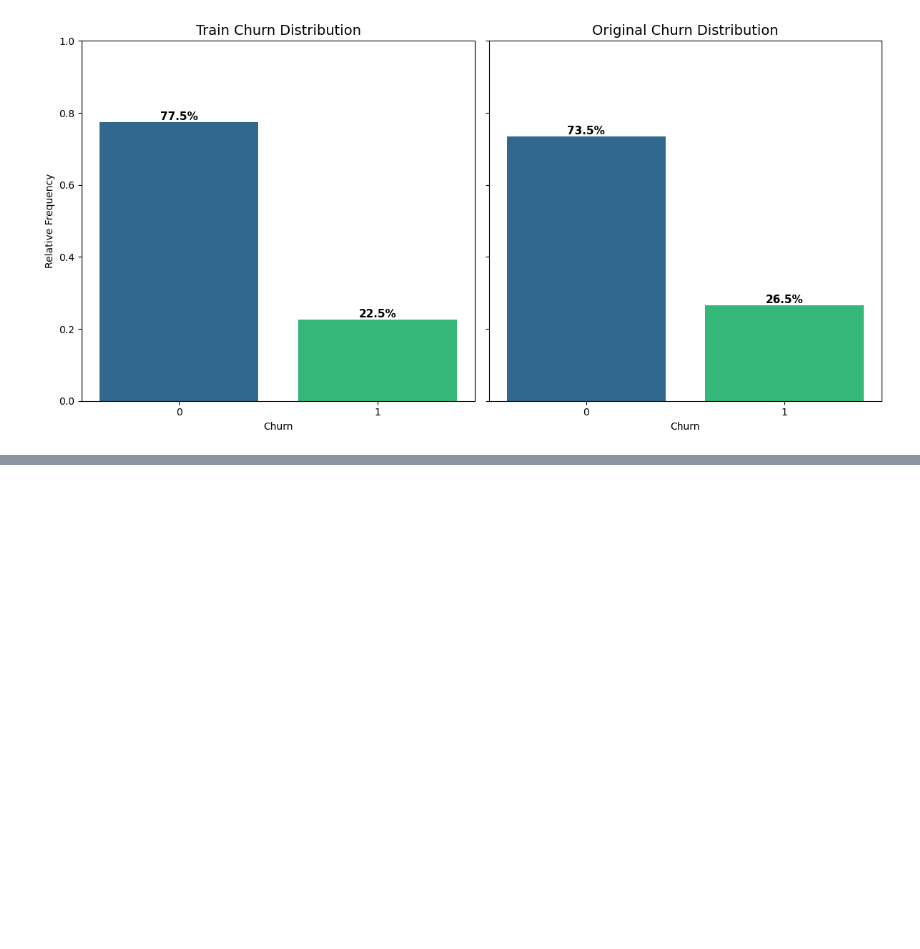
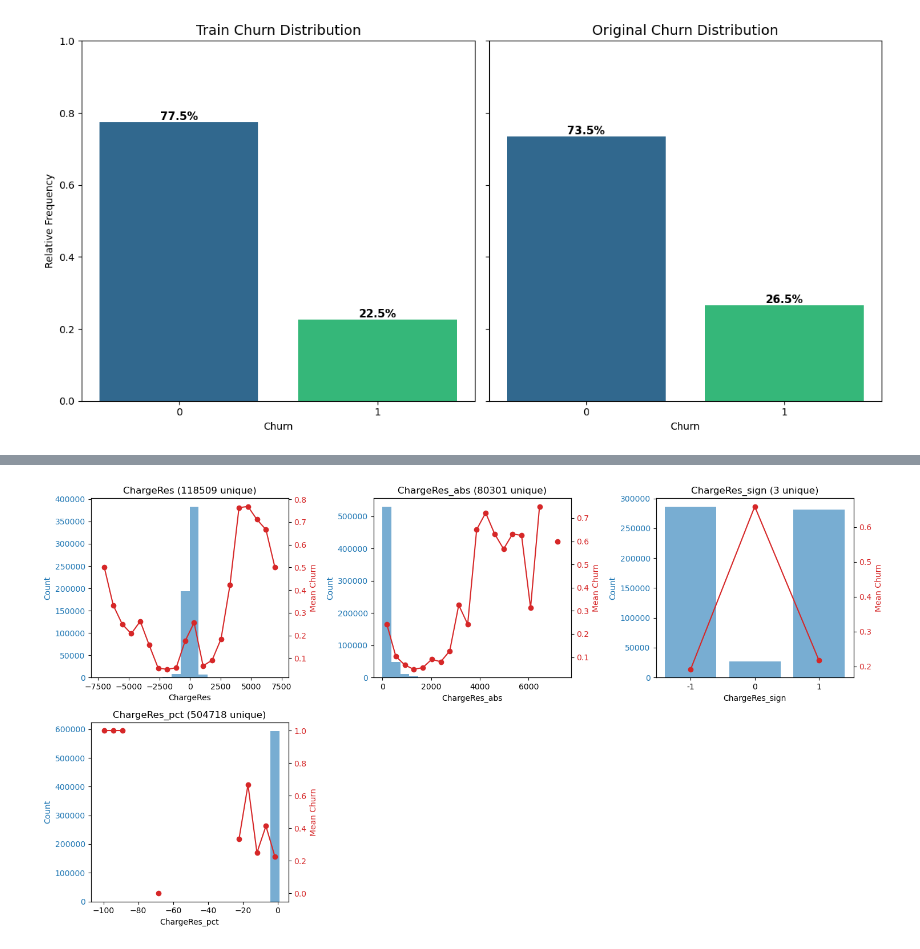
Before and after one commit to jmanuelascacibar/ps6_03_predicting_customer_churn, a Jupyter notebook: eda.ipynb, the cells around one changed output, grey strips where cells are left out. Drawn from its saved outputs; the diff is of its cells as text; code cells hidden in the pictures; blank space fills up the shorter version.

```diff
--- a/eda.ipynb
+++ b/eda.ipynb
@@ -107,0 +235,5 @@ plt.show()
+# %%
+train["ChargeRes"] = train["TotalCharges"] - train["tenure"] * train["MonthlyCharges"]
+train["ChargeRes_abs"] = train["ChargeRes"].abs()
+train["ChargeRes_sign"] = np.sign(train["ChargeRes"]).astype(int)
+train["ChargeRes_pct"] = train["ChargeRes"] / (train["TotalCharges"] + 1)
@@ -107,0 +259,60 @@ plt.show()
+# %%
+used_feats = ["ChargeRes", "ChargeRes_abs", "ChargeRes_sign", "ChargeRes_pct"]
+n_cols = 3
+n_rows = (len(used_feats) + n_cols - 1) // n_cols
+n_bins = 20
+
+fig, axes = plt.subplots(n_rows, n_cols, figsize=(15, 4 * n_rows))
+axes = axes.flatten()
+
+for i, col in enumerate(used_feats):
+    ax1 = axes[i]
+    x = train[col].dropna().values
+    y = train.loc[train[col].notna(), 'Churn'].values
+
+    unique_vals = np.sort(np.unique(x))
+    n_unique = len(unique_vals)
+
+    # Low-cardinality: one bar per unique value
+    if n_unique <= 20:
+        counts = np.array([(x == v).sum() for v in unique_vals])
+        mean_y = np.array([y[x == v].mean() for v in unique_vals])
+        xpos = np.arange(n_unique)
+
+        ax1.bar(xpos, counts, alpha=0.6, color='tab:blue')
+        ax1.set_xticks(xpos)
+        ax1.set_xticklabels(unique_vals.astype(int) if np.all(unique_vals == unique_vals.astype(int)) else unique_vals,
+                            rotation=45 if n_unique > 10 else 0,
+                            ha='right' if n_unique > 10 else 'center')
+
+        ax2 = ax1.twinx()
+        ax2.plot(xpos, mean_y, marker='o', color='tab:red')
+
+    # High-cardinality: binned histogram
+    else:
+        bins = np.linspace(x.min(), x.max(), n_bins + 1)
+        bin_centers = 0.5 * (bins[:-1] + bins[1:])
+        counts, _ = np.histogram(x, bins=bins)
+        bin_idx = np.digitize(x, bins) - 1
+        mean_y = np.array([y[bin_idx == j].mean() if np.any(bin_idx == j) else np.nan
+                           for j in range(n_bins)])
+
+        ax1.bar(bin_centers, counts, width=(bins[1] - bins[0]), alpha=0.6, color='tab:blue')
+
+        ax2 = ax1.twinx()
+        ax2.plot(bin_centers, mean_y, marker='o', color='tab:red')
+
+    ax1.set_xlabel(col)
+    ax1.set_ylabel('Count', color='tab:blue')
+    ax1.tick_params(axis='y', labelcolor='tab:blue')
+    ax2.set_ylabel('Mean Churn', color='tab:red')
+    ax2.tick_params(axis='y', labelcolor='tab:red')
+    ax1.set_title(f'{col} ({n_unique} unique)')
+
+for i in range(len(used_feats), len(axes)):
+    axes[i].axis('off')
+
+plt.tight_layout()
+plt.show()
+# %% [output]
+[figure, added]
```
Also changed, not shown: parts of 12 cells of this notebook.
